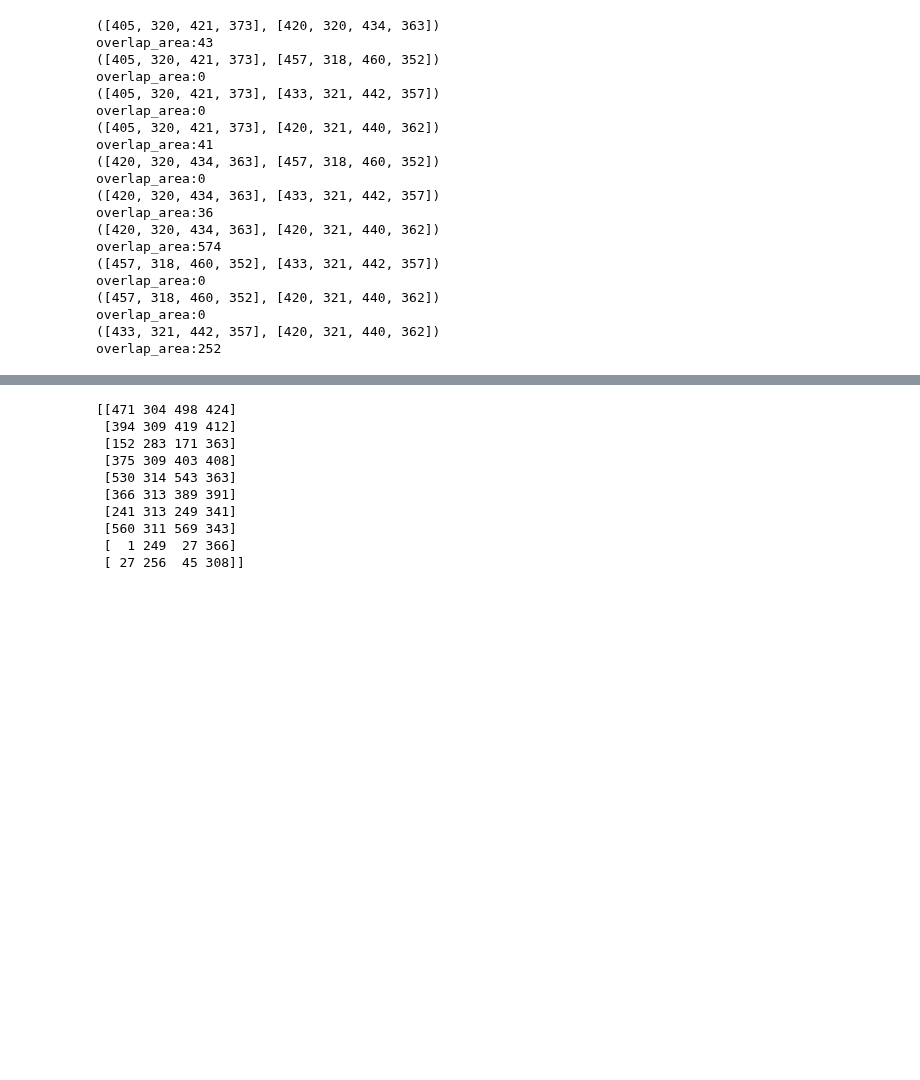
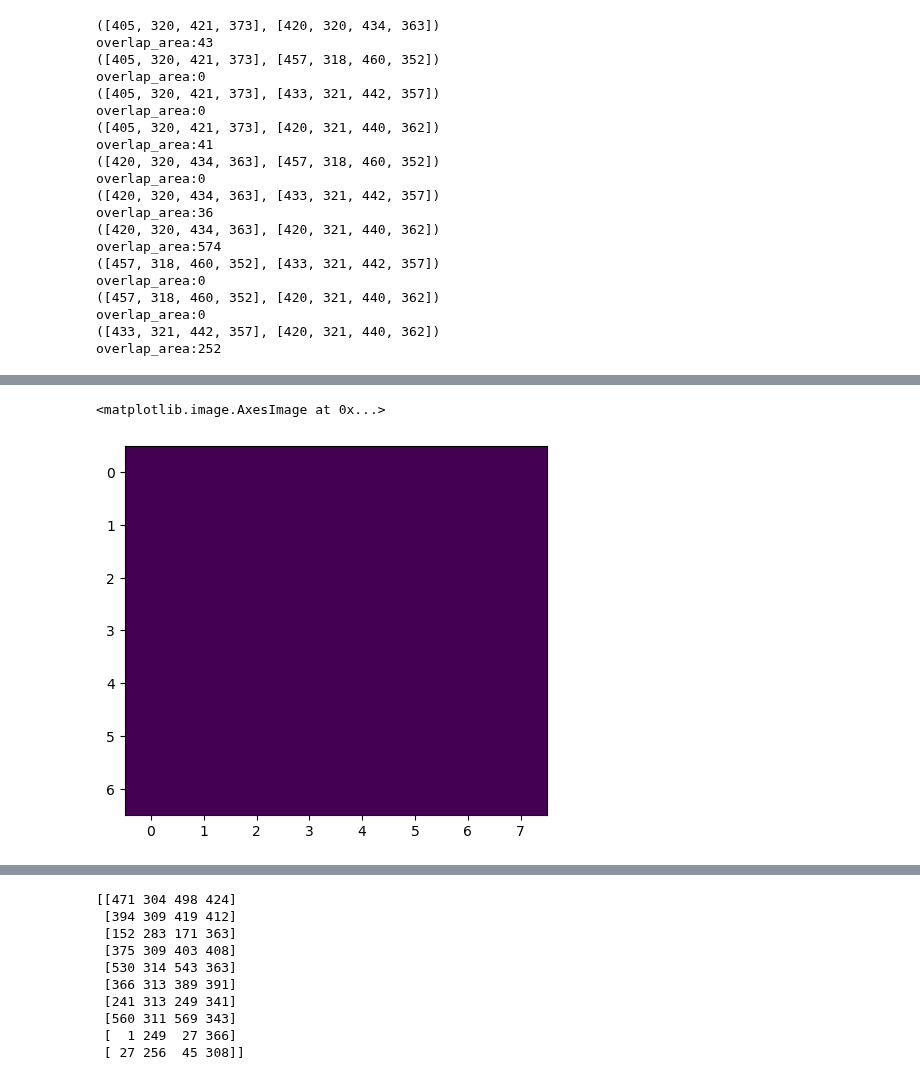
Before and after one commit to Claud1234/PCICF, a Jupyter notebook: ipython/yolo_sfc_multi_ped_pie.ipynb, the cells around one changed output, grey strips where cells are left out. Saved outputs shown, nothing was run; the diff lists cells and outputs as text; code cells hidden in the pictures; blank space fills up the shorter version.

```diff
--- a/ipython/yolo_sfc_multi_ped_pie.ipynb
+++ b/ipython/yolo_sfc_multi_ped_pie.ipynb
@@ -239,0 +236,6 @@ yolo_end_point
+# %%
+empty_image = np.zeros((7, 8), dtype=np.uint8)
+plt.imshow(empty_image)
+# %% [output]
+<matplotlib.image.AxesImage at 0x...>
+[figure, added]
```
Also changed, not shown: parts of 42 cells of this notebook, 1 other file.
